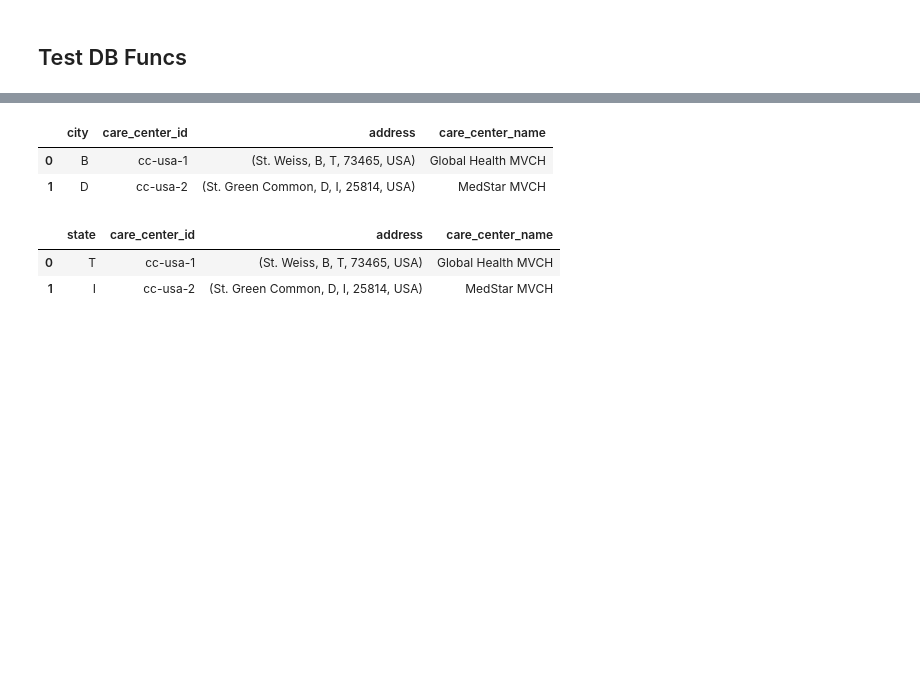
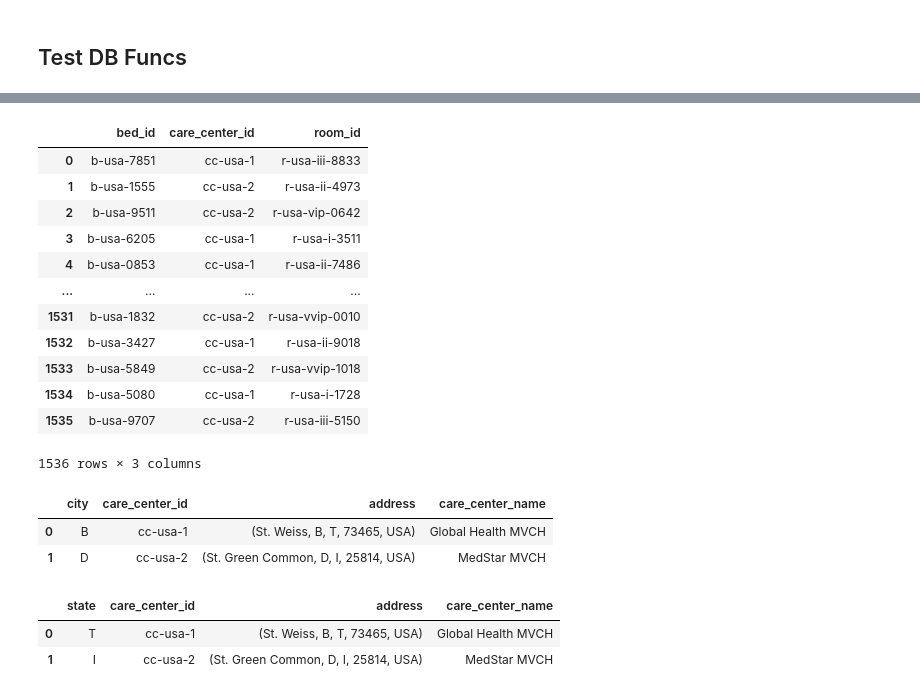
Before and after one commit to Pemodelan-Data-Team-2/backend, a Jupyter notebook: services/test-db-functions-usa.ipynb, the cells around one changed output, grey strips where cells are left out. Drawn from its saved outputs; the diff is of its cells as text; code cells hidden in the pictures; blank space fills up the shorter version.

```diff
--- a/services/test-db-functions-usa.ipynb
+++ b/services/test-db-functions-usa.ipynb
@@ -75,6 +75,23 @@ beds_by_room
 # %%
 with open('./usa_test/beds_by_room.pkl', 'wb') as fh:
     dump(beds_by_room, fh)
+# %%
+beds_= usa_instance.beds()
+beds_
+# %% [output]
+|  | bed_id | care_center_id | room_id |
+| 0 | b-usa-7851 | cc-usa-1 | r-usa-iii-8833 |
+| 1 | b-usa-1555 | cc-usa-2 | r-usa-ii-4973 |
+| 2 | b-usa-9511 | cc-usa-2 | r-usa-vip-0642 |
+| 3 | b-usa-6205 | cc-usa-1 | r-usa-i-3511 |
+| 4 | b-usa-0853 | cc-usa-1 | r-usa-ii-7486 |
+| ... | ... | ... | ... |
+| 1531 | b-usa-1832 | cc-usa-2 | r-usa-vvip-0010 |
+| 1532 | b-usa-3427 | cc-usa-1 | r-usa-ii-9018 |
+| 1533 | b-usa-5849 | cc-usa-2 | r-usa-vvip-1018 |
+| 1534 | b-usa-5080 | cc-usa-1 | r-usa-i-1728 |
+| 1535 | b-usa-9707 | cc-usa-2 | r-usa-iii-5150 |
+1536 rows × 3 columns
 # %%
 carecenters_by_city = usa_instance.carecenters_by_city()
 carecenters_by_city
```
Also changed, not shown: parts of 8 cells of this notebook, 3 other files.
